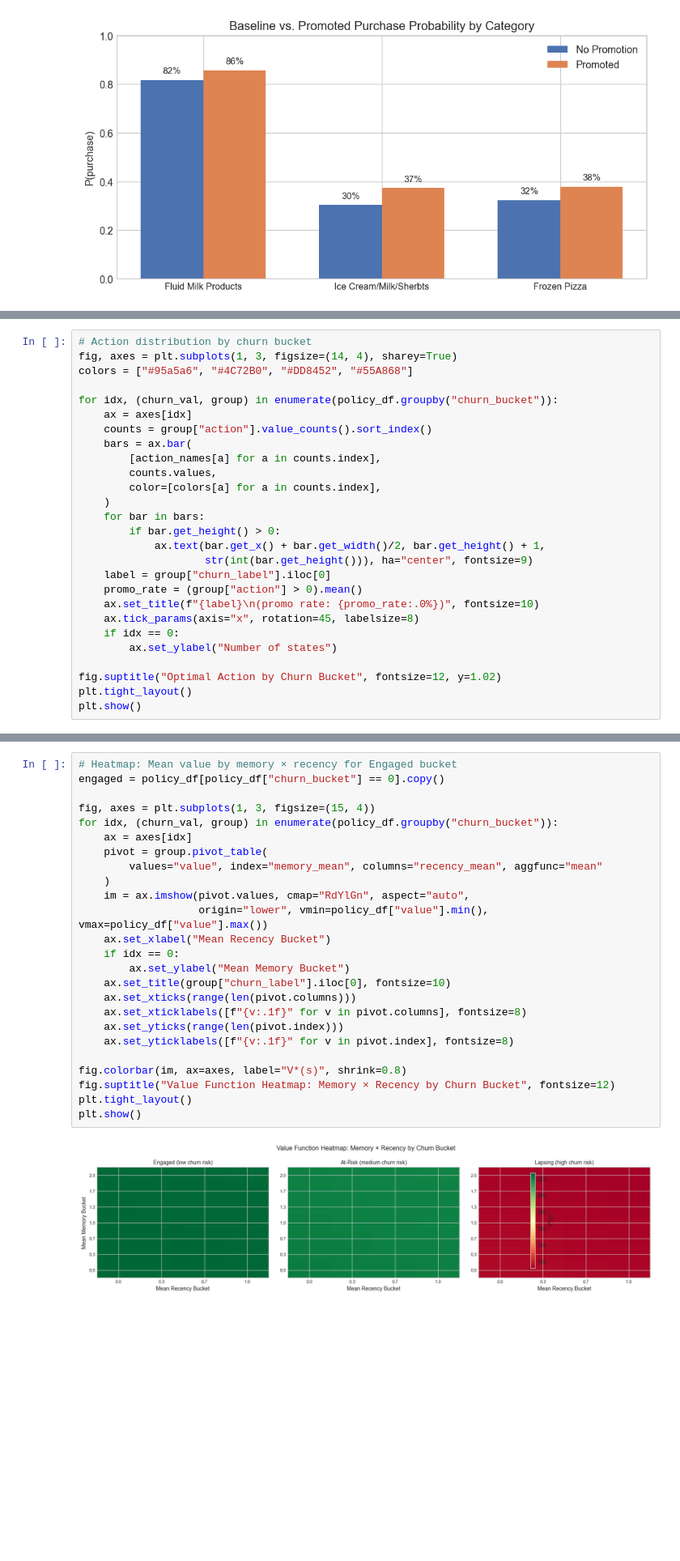
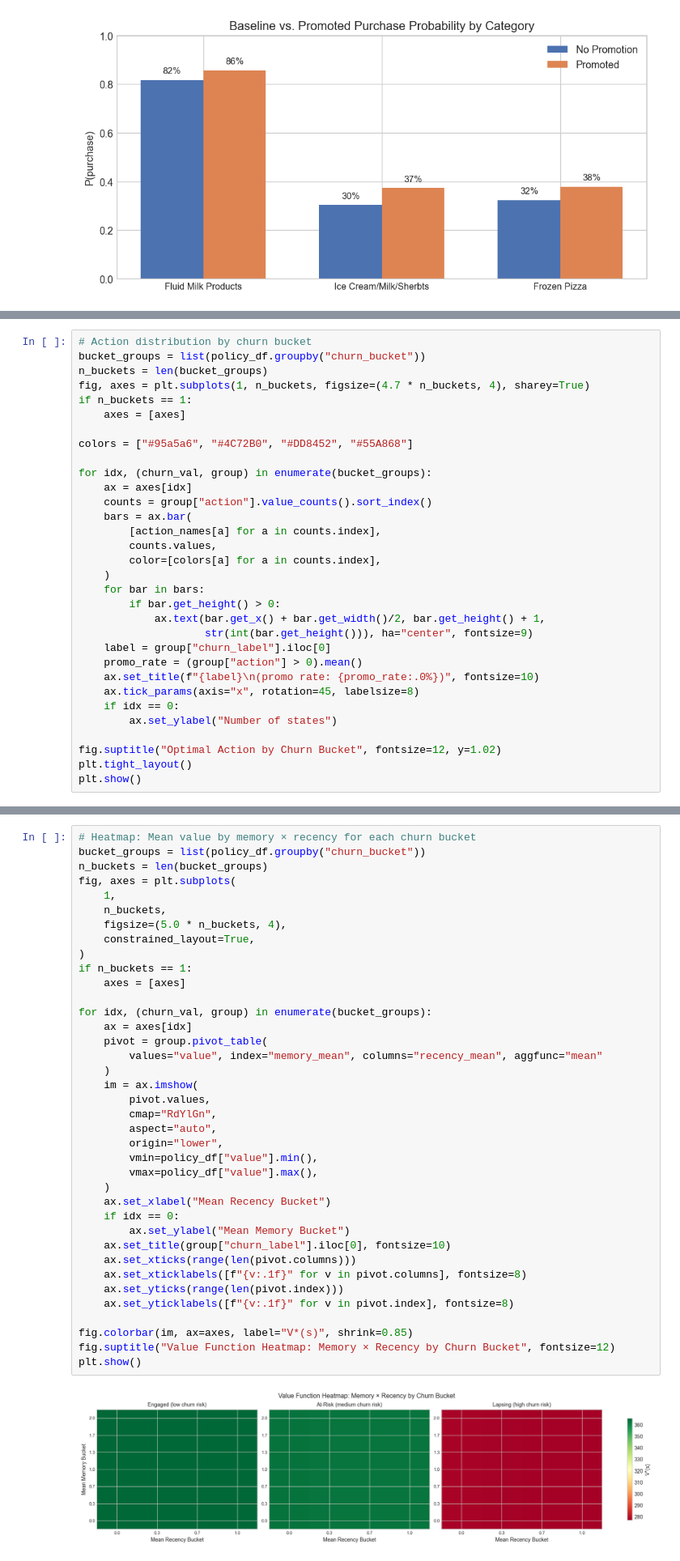
Before and after one commit to EthanSei/cme241-rl-discounts, a Jupyter notebook: notebooks/dp_walkthrough.ipynb, the cells around one changed output, grey strips where cells are left out. Shown at 81% size. Saved outputs shown, nothing was run; the diff lists cells and outputs as text; blank space fills up the shorter version.

```diff
--- a/notebooks/dp_walkthrough.ipynb
+++ b/notebooks/dp_walkthrough.ipynb
@@ -342,9 +571,14 @@ Promotion rate: 88.7%
 # %%
 # Action distribution by churn bucket
-fig, axes = plt.subplots(1, 3, figsize=(14, 4), sharey=True)
+bucket_groups = list(policy_df.groupby("churn_bucket"))
+n_buckets = len(bucket_groups)
+fig, axes = plt.subplots(1, n_buckets, figsize=(4.7 * n_buckets, 4), sharey=True)
+if n_buckets == 1:
+    axes = [axes]
+
 colors = ["#95a5a6", "#4C72B0", "#DD8452", "#55A868"]
 
-for idx, (churn_val, group) in enumerate(policy_df.groupby("churn_bucket")):
+for idx, (churn_val, group) in enumerate(bucket_groups):
     ax = axes[idx]
     counts = group["action"].value_counts().sort_index()
     bars = ax.bar(
@@ -427,28 +676,41 @@ This 113-point spread is the long-run cost of a customer lapsing.
 # %%
-# Heatmap: Mean value by memory × recency for Engaged bucket
-engaged = policy_df[policy_df["churn_bucket"] == 0].copy()
+# Heatmap: Mean value by memory × recency for each churn bucket
+bucket_groups = list(policy_df.groupby("churn_bucket"))
+n_buckets = len(bucket_groups)
+fig, axes = plt.subplots(
+    1,
+    n_buckets,
+    figsize=(5.0 * n_buckets, 4),
+    constrained_layout=True,
+)
+if n_buckets == 1:
+    axes = [axes]
 
-fig, axes = plt.subplots(1, 3, figsize=(15, 4))
-for idx, (churn_val, group) in enumerate(policy_df.groupby("churn_bucket")):
+for idx, (churn_val, group) in enumerate(bucket_groups):
     ax = axes[idx]
     pivot = group.pivot_table(
         values="value", index="memory_mean", columns="recency_mean", aggfunc="mean"
     )
-    im = ax.imshow(pivot.values, cmap="RdYlGn", aspect="auto",
-                   origin="lower", vmin=policy_df["value"].min(), vmax=policy_df["value"].max())
+    im = ax.imshow(
+        pivot.values,
+        cmap="RdYlGn",
+        aspect="auto",
+        origin="lower",
+        vmin=policy_df["value"].min(),
+        vmax=policy_df["value"].max(),
+    )
     ax.set_xlabel("Mean Recency Bucket")
     if idx == 0:
         ax.set_ylabel("Mean Memory Bucket")
     ax.set_title(group["churn_label"].iloc[0], fontsize=10)
     ax.set_xticks(range(len(pivot.columns)))
     ax.set_xticklabels([f"{v:.1f}" for v in pivot.columns], fontsize=8)
     ax.set_yticks(range(len(pivot.index)))
     ax.set_yticklabels([f"{v:.1f}" for v in pivot.index], fontsize=8)
 
-fig.colorbar(im, ax=axes, label="V*(s)", shrink=0.8)
+fig.colorbar(im, ax=axes, label="V*(s)", shrink=0.85)
 fig.suptitle("Value Function Heatmap: Memory × Recency by Churn Bucket", fontsize=12)
-plt.tight_layout()
 plt.show()
 # %% [output]
-[figure, old version]
+[figure, new version]
 # %% [markdown]
```
Also changed, not shown: parts of 38 cells of this notebook, 12 other files.
